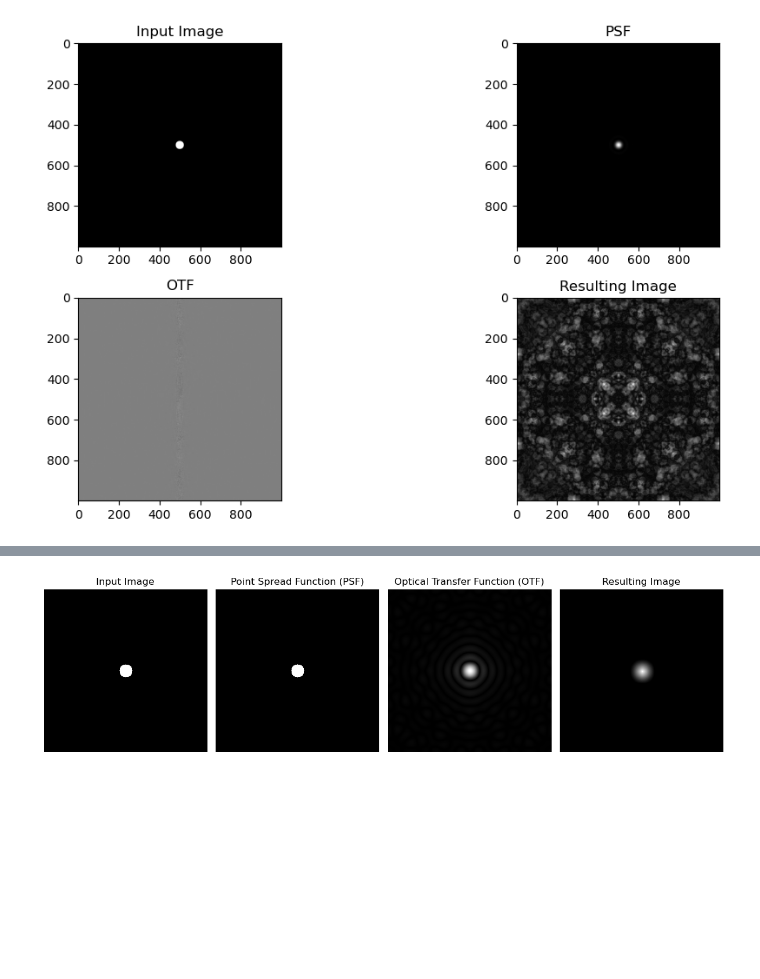
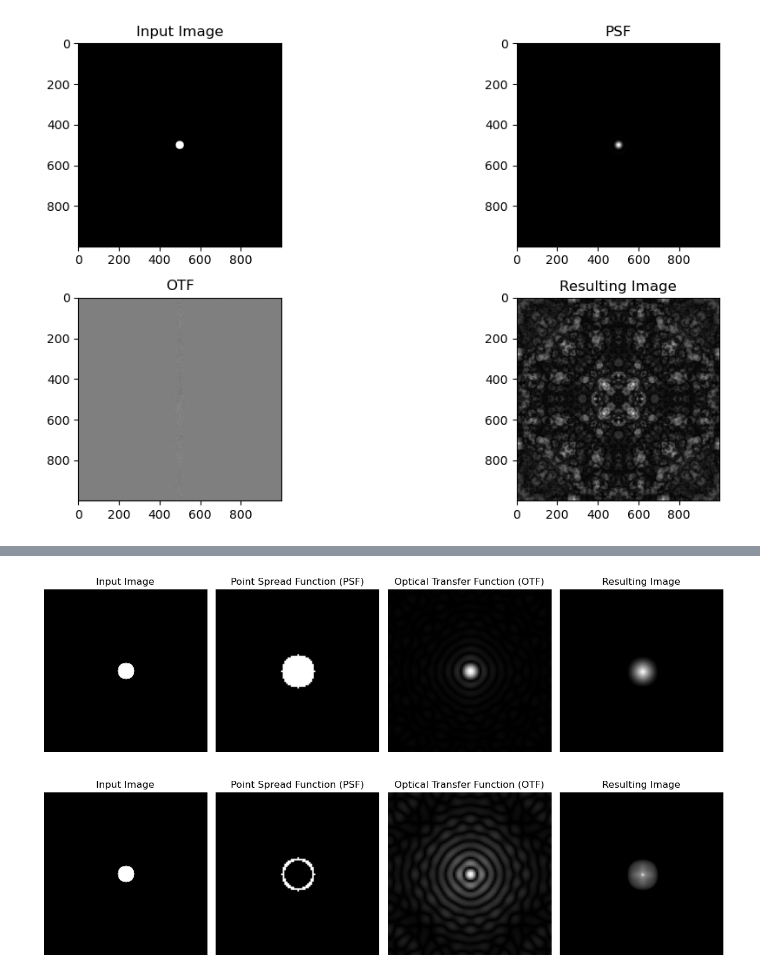
Before and after one commit to mbborja/comp_phys_group_1, a Jupyter notebook: testing.ipynb, the cells around one changed output, grey strips where cells are left out. Cells and saved outputs as stored; diff of their text form; code cells hidden in the pictures; blank space fills up the shorter version.

```diff
--- a/testing.ipynb
+++ b/testing.ipynb
@@ -195,7 +147,7 @@ import matplotlib.pyplot as plt
 from scipy.signal import fftconvolve
 
 # Define the size of the image and circle parameters
-image_size = 256  # Adjust as needed
+image_size = 200  # Adjust as needed
 circle_radius = 10
 
 # Create a dark circle input
@@ -247,40 +199,76 @@ def generate_psf_cassegian(size, outer_radius, inner_radius):
 
 
 # Generate the PSF
-psf = generate_psf(image_size, circle_radius)
-
-# Generate the PSF Cassegian
-generate_psf_cassegian = generate_psf_cassegian
+psf = generate_psf(image_size*0.5, circle_radius)
 
 # Compute the OTF (Optical Transfer Function) using the Fourier Transform of the PSF
 otf = np.fft.fftshift(np.fft.fft2(psf))
 
 # Convolve the input image with the PSF using FFT convolution
 output_image = fftconvolve(input_image, psf, mode='same')
+
+# Generate the PSF Cassegian
+psf_cassegian = generate_psf_cassegian(image_size*0.5, circle_radius, circle_radius/1.2)
+
+# Compute the OTF (Optical Transfer Function) using the Fourier Transform of the PSF
+otf_cassegian = np.fft.fftshift(np.fft.fft2(psf_cassegian))
+
+# Convolve the input image with the PSF using FFT convolution
+output_image_cassegian = fftconvolve(input_image, psf_cassegian, mode='same')
 
 # Plot the input image, PSF, OTF, and output image
 plt.figure(figsize=(12, 4))
 plt.subplot(141)
 plt.imshow(input_image, cmap='gray')
 plt.title('Input Image')
 plt.axis('off')
 
+# Plot All simple circle
 plt.subplot(142)
 plt.imshow(psf, cmap='gray')
 plt.title('Point Spread Function (PSF)')
 plt.axis('off')
 
 plt.subplot(143)
 plt.imshow(np.abs(otf), cmap='gray')
 plt.title('Optical Transfer Function (OTF)')
 plt.axis('off')
 
 plt.subplot(144)
 plt.imshow(output_image, cmap='gray')
 plt.title('Resulting Image')
 plt.axis('off')
 
 plt.tight_layout()
 plt.show()
+
+#_____________________Cassegian_______________
+
+# Plot the input image, PSF, OTF, and output image
+plt.figure(figsize=(12, 4))
+plt.subplot(141)
+plt.imshow(input_image, cmap='gray')
+plt.title('Input Image')
+plt.axis('off')
+
+# Plot All cassegian
+plt.subplot(142)
+plt.imshow(psf_cassegian, cmap='gray')
+plt.title('Point Spread Function (PSF)')
+plt.axis('off')
+
+plt.subplot(143)
+plt.imshow(np.abs(otf_cassegian), cmap='gray')
+plt.title('Optical Transfer Function (OTF)')
+plt.axis('off')
+
+plt.subplot(144)
+plt.imshow(output_image_cassegian, cmap='gray')
+plt.title('Resulting Image')
+plt.axis('off')
+
+plt.tight_layout()
+plt.show()
 # %% [output]
-[figure, old version]
+[figure, new version]
+[figure, added]
```
Also changed, not shown: parts of 4 cells of this notebook, 1 other file.
